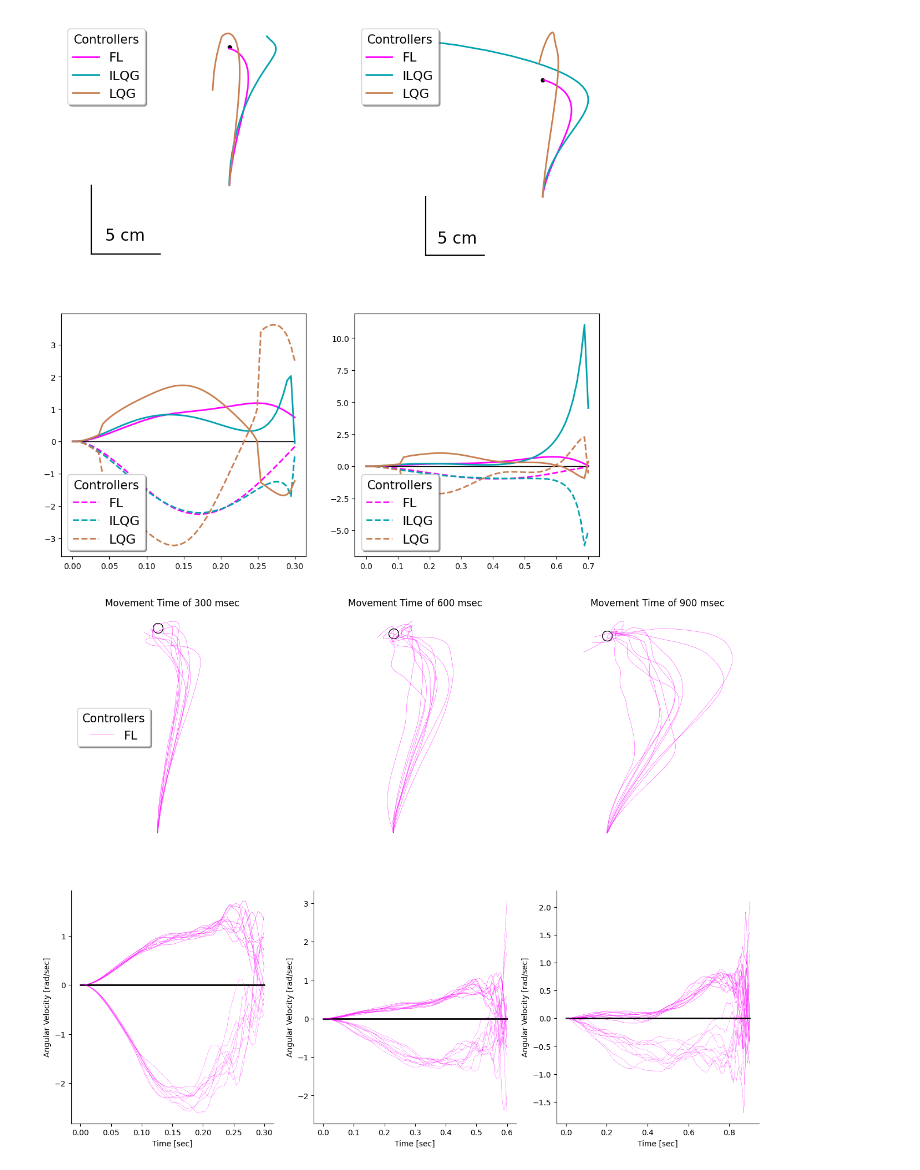
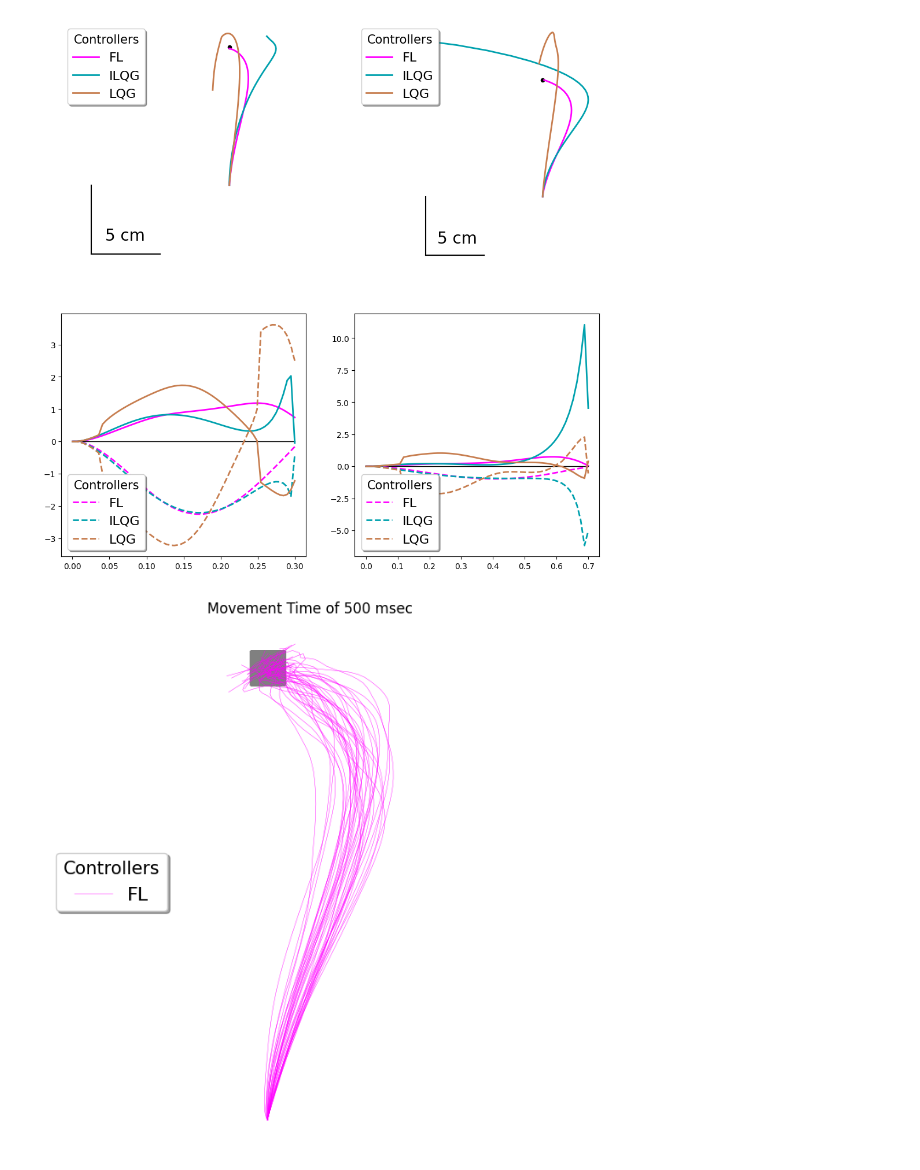
Before and after one commit to AlexandreThy/PhD, a Jupyter notebook: CurrentParts/ILQGvsFL.ipynb, the cells around one changed output. Drawn from its saved outputs; the diff is of its cells as text; code cells hidden in the pictures.

```diff
--- a/CurrentParts/ILQGvsFL.ipynb
+++ b/CurrentParts/ILQGvsFL.ipynb
@@ -202,41 +213,43 @@ plt.show()
 # %% [output]
 [figure]
 # %%
+
+
+import sys
+sys.path.append('..')
+from Controllers.FLController import *
+from Controllers.ILQGController import *
+from Controllers.LQGController import *
+
 start = np.array([0,30])
-d = 10
-Duration = [.3,.6,.9]
-Niter = [60,120,180]
-fig,ax = plt.subplots(2,len(Duration),figsize=(16, 12))
-for N in range(10):
+d = 20
+Duration = [.5]
+Niter = [100]
+fig,ax = plt.subplots(1,len(Duration),figsize=(8, 8))
+for N in range(36):
         # Plot results
     for k in range(len(Duration)):
         colorlist1 = get_colors_from_colormap(20,"spring")[:8]
         colorlist2 = get_colors_from_colormap(20,"winter")[-8:]
         colorlist3 = get_colors_from_colormap(20,"copper")[-8:]
         for i,angles in enumerate(np.array([pi/2])):
             color1,color2,color3 = colorlist1[i],colorlist2[i],colorlist3[i]
-            plt.subplot(2,len(Duration),k+1)
+            plt.subplot(1,len(Duration),k+1)
             end = start + np.array([d*cos(angles),d*sin(angles)])
             plt.axis("equal")
-            X,Y,_,x=Feedback_Linearization(Duration[k],w1=1e4,w2=1e4,w3=1,w4=1,r1 = 1e-8,r2=1e-8,starting_point=start,targets=end,plot = False,Showu=True,Num_iter=Niter[k],Delay = .06,AdditionalDynamics=activated_ff(30),Activate_Noise=True)
+            X,Y,_,x=Feedback_Linearization(Duration[k],w1=1e6,w2=1e6,w3=1,w4=1,r1 = 1e-8*5,r2=1e-8*5,starting_point=start,targets=end,plot = False,Showu=True,Num_iter=Niter[k],Delay = .06,AdditionalDynamics=activated_ff(30,strength=.3),Activate_Noise=True)
             plt.plot(X,Y,color = color1,linewidth = .3,label = "FL")
             plt.title("Movement Time of "+str(int(Duration[k]*1000))+" msec")
-            plt.scatter([end[0]],[end[1]],color = "black",s = 150)
-            plt.scatter([end[0]],[end[1]],color = "white",s = 120)
+            plt.scatter([end[0]],[end[1]],color = "grey",s = 800,marker = "s")
+            #plt.scatter([end[0]],[end[1]],color = "white",s = 400)
             if i == 0 and k==0 : MultipleLabel(side = "center left")
-            plt.subplot(2,len(Duration),k+4+3*i)
-            plt.plot(np.linspace(0,Duration[k],Niter[k]),x[:,2],color = color1,linewidth = .3,label = "FL")
-            plt.plot(np.linspace(0,Duration[k],60),np.zeros(60),color = "black",linewidth = 1)
-            plt.plot(np.linspace(0,Duration[k],Niter[k]),x[:,3],color = color1,linewidth = .3,label = "FL",linestyle = "--")
-            plt.xlabel("Time [sec]")
-            plt.ylabel("Angular Velocity [rad/sec]")
-            delete_axis(ax[1,k],sides=["right","top"])
-        plt.subplot(2,len(Duration),k+1)
-        delete_axis(ax[0,k])
-        delete_ticks(ax[0,k])
+
+        plt.subplot(1,len(Duration),k+1)
+        delete_axis(ax)
+        delete_ticks(ax)
         #if k == 0: add_scale_cm(-4,31,5,fontsize =25)
 
-#plt.savefig("VarFF.pdf",dpi = 200)
+plt.savefig("VarFF.pdf",dpi = 200)
 plt.show()
 # %% [output]
-[figure, old version]
+[figure, new version]
```
Also changed, not shown: parts of 2 cells of this notebook, 4 other files.
